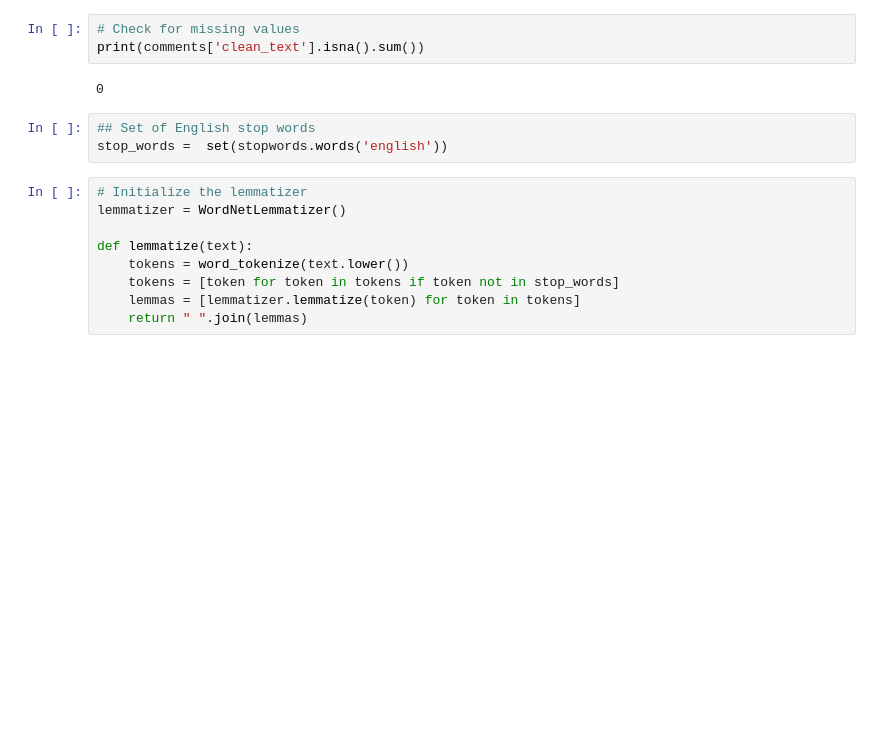
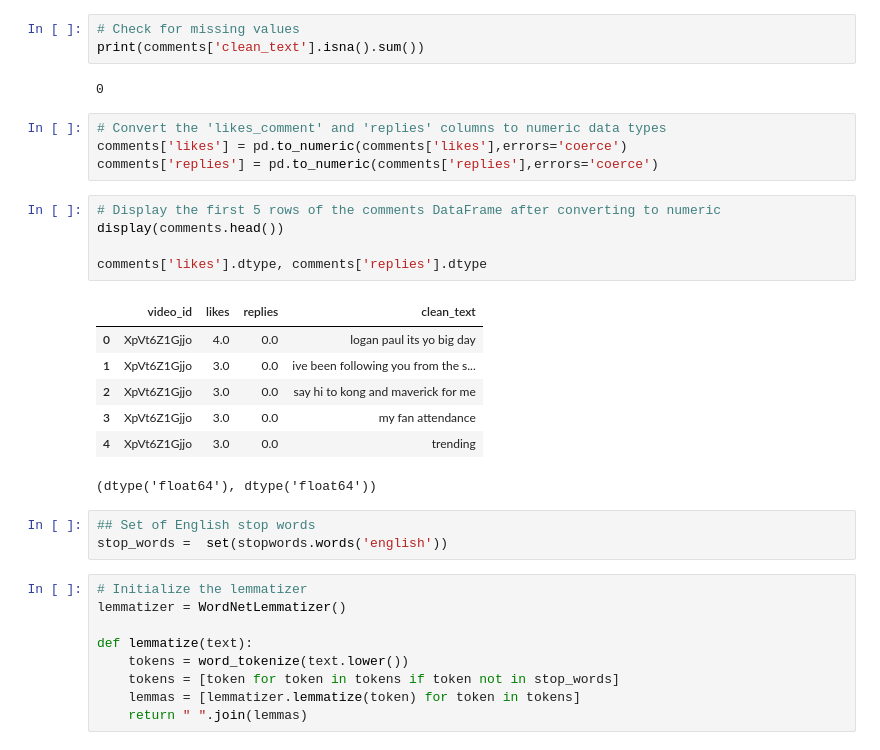
Before and after one commit to betanight/youtube_sentiment_analysis, a Jupyter notebook: notebooks/eda_sda_analysis_jeel.ipynb, the cells around one changed output. Cells and saved outputs as stored; diff of their text form; blank space fills up the shorter version.

```diff
--- a/notebooks/eda_sda_analysis_jeel.ipynb
+++ b/notebooks/eda_sda_analysis_jeel.ipynb
@@ -209,6 +209,23 @@ display(comments.head(5))
 print(comments['clean_text'].isna().sum())
 # %% [output]
 0
+# %%
+# Convert the 'likes_comment' and 'replies' columns to numeric data types
+comments['likes'] = pd.to_numeric(comments['likes'],errors='coerce')
+comments['replies'] = pd.to_numeric(comments['replies'],errors='coerce')
+# %%
+# Display the first 5 rows of the comments DataFrame after converting to numeric
+display(comments.head())
+
+comments['likes'].dtype, comments['replies'].dtype
+# %% [output]
+|  | video_id | likes | replies | clean_text |
+| 0 | XpVt6Z1Gjjo | 4.0 | 0.0 | logan paul its yo big day |
+| 1 | XpVt6Z1Gjjo | 3.0 | 0.0 | ive been following you from the s... |
+| 2 | XpVt6Z1Gjjo | 3.0 | 0.0 | say hi to kong and maverick for me |
+| 3 | XpVt6Z1Gjjo | 3.0 | 0.0 | my fan attendance |
+| 4 | XpVt6Z1Gjjo | 3.0 | 0.0 | trending |
+(dtype('float64'), dtype('float64'))
 # %%
 ## Set of English stop words
 stop_words =  set(stopwords.words('english'))
```
Also changed, not shown: parts of 10 cells of this notebook.
